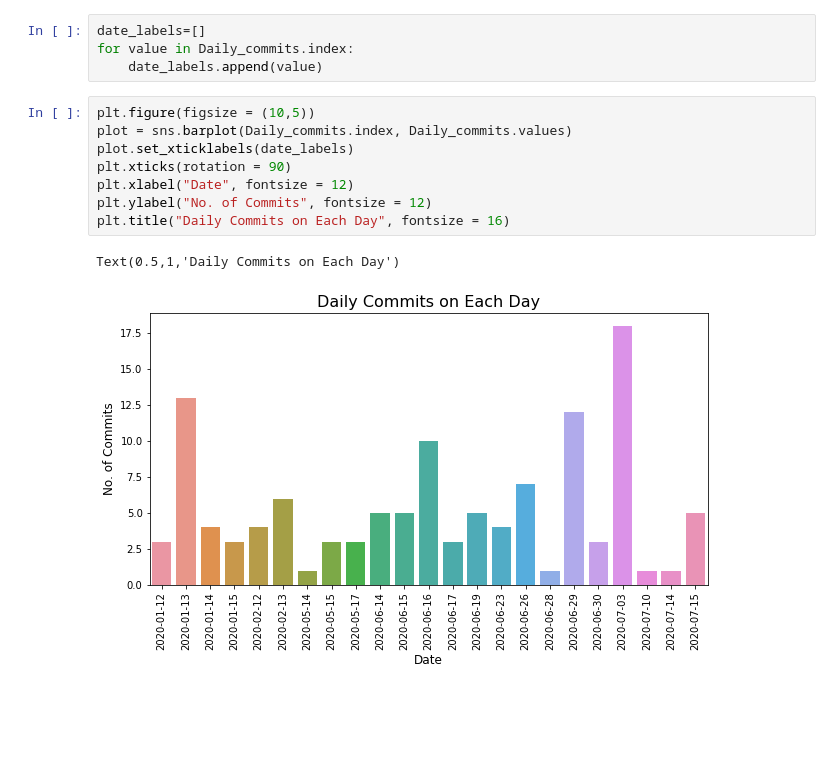
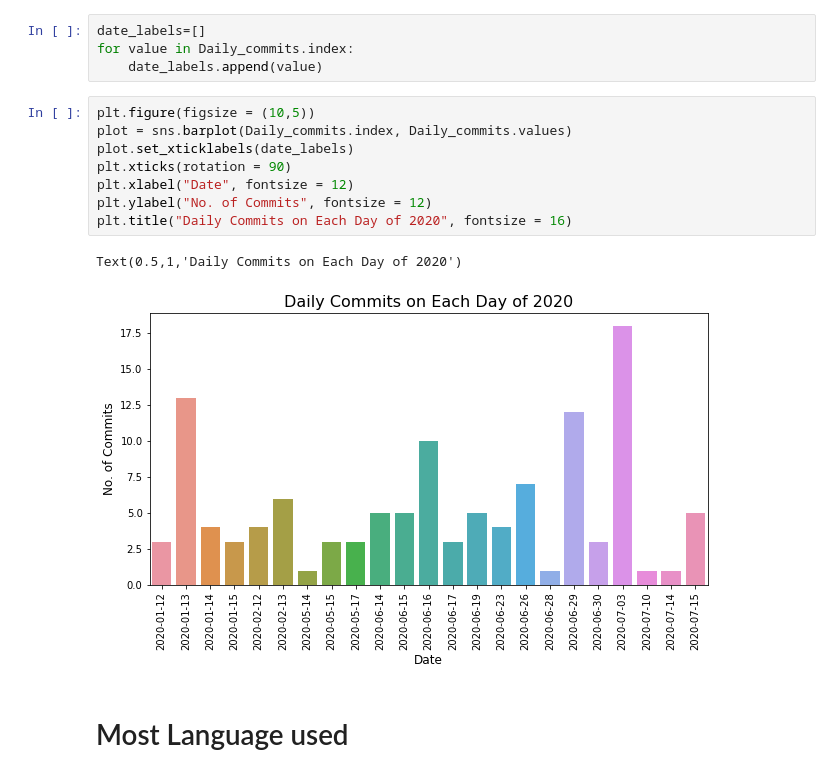
Before and after one commit to animeshsingh04/Github-User-Insights, a Jupyter notebook: Insight.ipynb, the cells around one changed output. Saved outputs shown, nothing was run; the diff lists cells and outputs as text; blank space fills up the shorter version.

Commit message:
Add: Languages used in Repository

```diff
--- a/Insight.ipynb
+++ b/Insight.ipynb
@@ -74,11 +74,13 @@ for value in Daily_commits.index:
 # %%
 plt.figure(figsize = (10,5))
 plot = sns.barplot(Daily_commits.index, Daily_commits.values)
 plot.set_xticklabels(date_labels)
 plt.xticks(rotation = 90)
 plt.xlabel("Date", fontsize = 12)
 plt.ylabel("No. of Commits", fontsize = 12)
-plt.title("Daily Commits on Each Day", fontsize = 16)
+plt.title("Daily Commits on Each Day of 2020", fontsize = 16)
 # %% [output]
-Text(0.5,1,'Daily Commits on Each Day')
+Text(0.5,1,'Daily Commits on Each Day of 2020')
-[figure, old version]
+[figure, new version]
+# %% [markdown]
+# Most Language used
```
Also changed, not shown: parts of 3 cells of this notebook.
